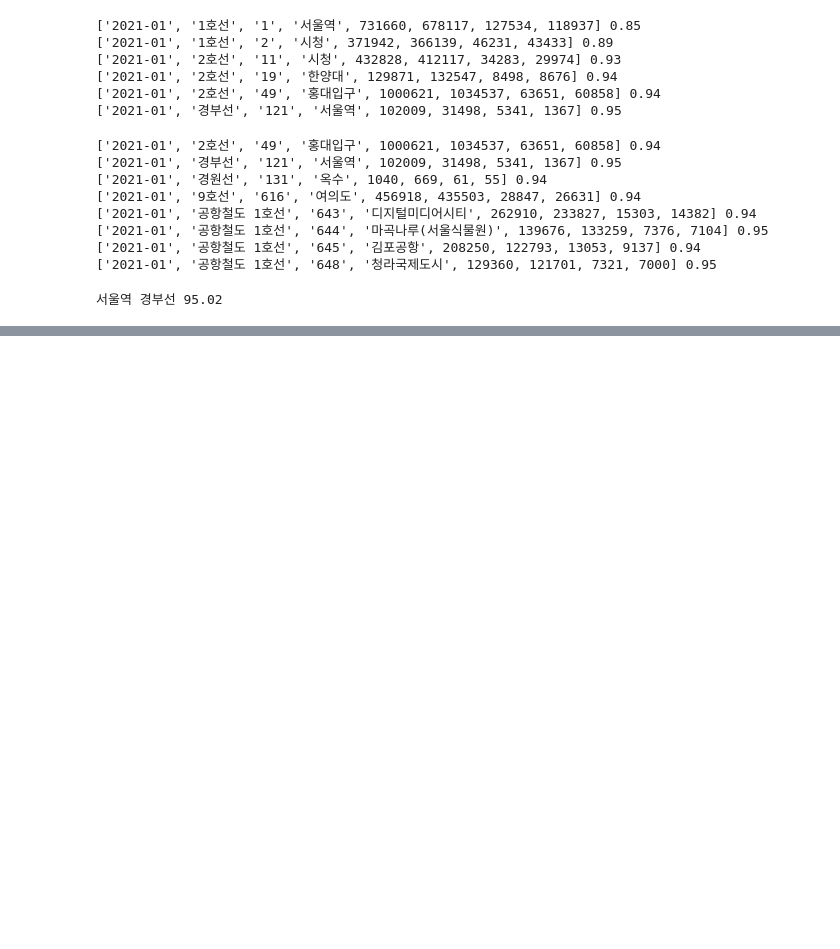
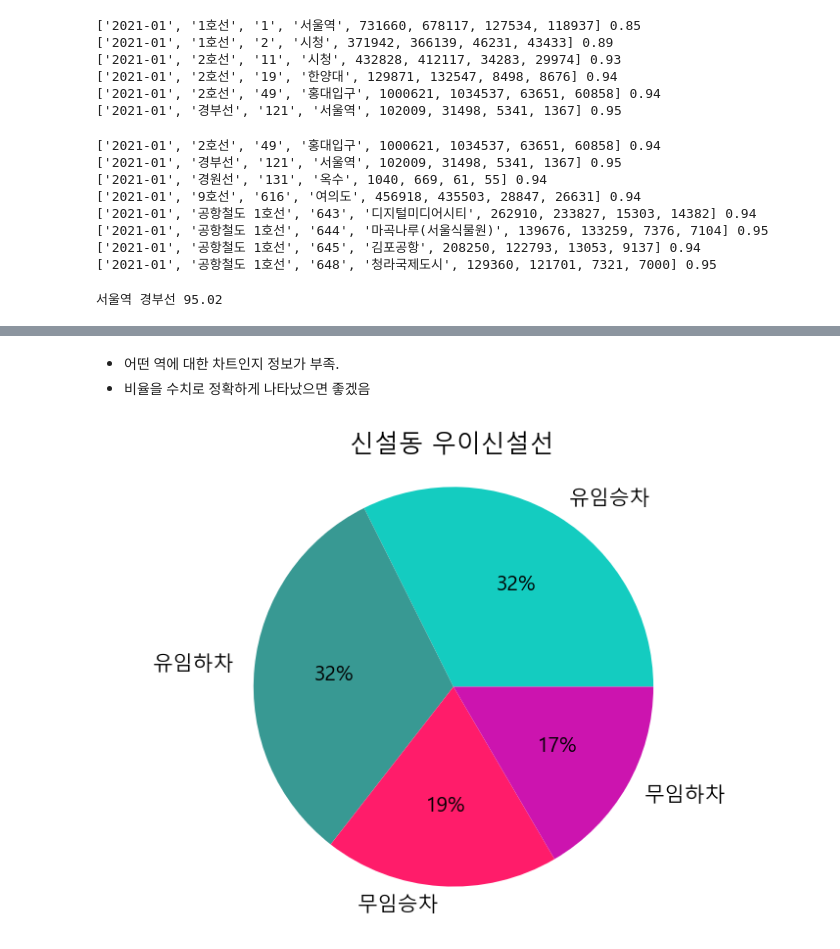
Before and after one commit to pmj3590/modoo_dataanalysis, a Jupyter notebook: transportation fee.ipynb, the cells around one changed output, grey strips where cells are left out. Drawn from its saved outputs; the diff is of its cells as text; code cells hidden in the pictures; blank space fills up the shorter version.

```diff
--- a/transportation fee.ipynb
+++ b/transportation fee.ipynb
@@ -161,0 +208,24 @@ print(mx_station, round(mx*100,2))
+# %% [markdown]
+* 어떤 역에 대한 차트인지 정보가 부족.
+* 비율을 수치로 정확하게 나타났으면 좋겠음
+# %%
+f=open('subwayfee.csv')
+data=csv.reader(f)
+next(data)
+
+c=['#14CCC0', '#389993', '#FF1C6A', '#CC14AF']
+plt.rc('font', family='Malgun Gothic')
+
+label = ['유임승차', '유임하차', '무임승차', '무임하차']
+
+for row in data :
+    for i in range(4,8) :
+        row[i] = int(row[i])
+
+plt.figure(dpi=150)
+plt.title(row[3]+' '+row[1])
+plt.pie(row[4:8], labels=label, colors=c, autopct='%1.f%%')
+plt.axis('equal')
+plt.show()
+# %% [output]
+[figure, added]
```
Also changed, not shown: parts of 4 cells of this notebook.
